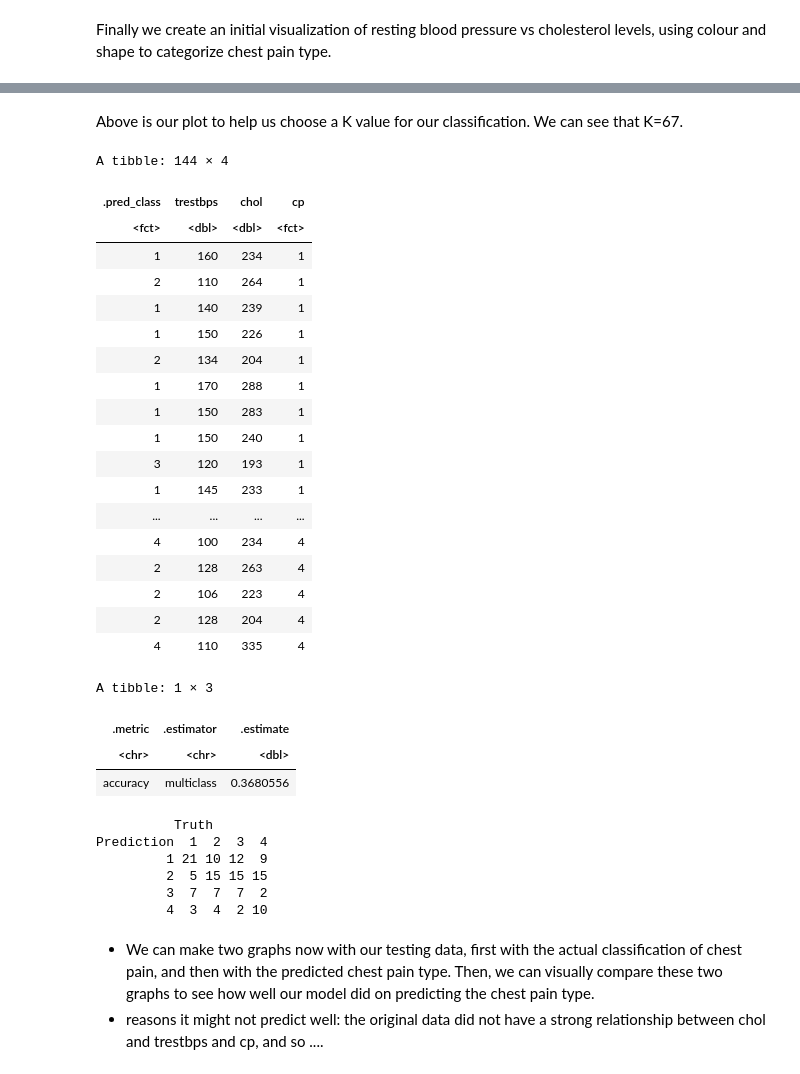
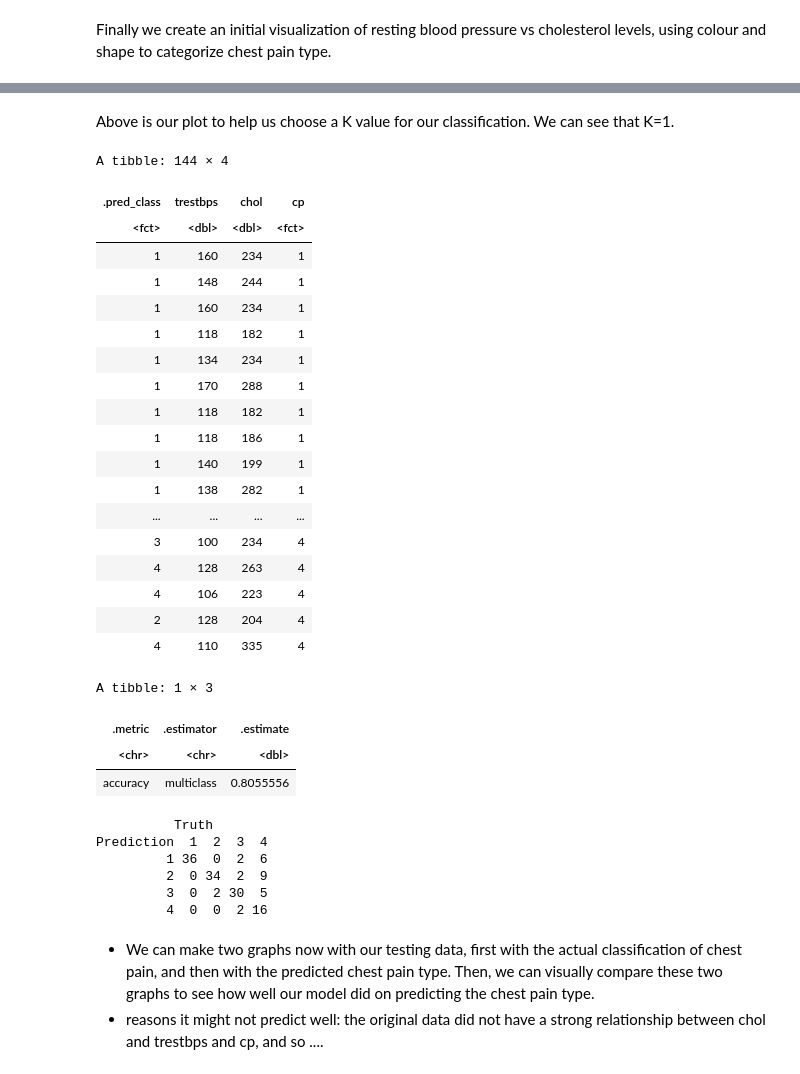
Before and after one commit to Ellaj1/Group-31, a Jupyter notebook: Group31_Ella.ipynb, the cells around one changed output, grey strips where cells are left out. Saved outputs shown, nothing was run; the diff lists cells and outputs as text; code cells hidden in the pictures.

```diff
--- a/Group31_Ella.ipynb
+++ b/Group31_Ella.ipynb
@@ -297,59 +300,59 @@ best_k
 # %% [markdown]
-Above is our plot to help us choose a K value for our classification. We can see that K=67.
+Above is our plot to help us choose a K value for our classification. We can see that K=1.
 # %%
-heart_disease_spec <- nearest_neighbor(weight_func="rectangular", neighbors=67)|>
+heart_disease_spec <- nearest_neighbor(weight_func="rectangular", neighbors=1)|>
 set_engine("kknn")|>
 set_mode("classification")
 
 heart_disease_fit <- workflow()|>
 add_recipe(recipe_knn)|>
 add_model(heart_disease_spec)|>
 fit(data=heart_disease_train)
 
 heart_disease_predictions <- heart_disease_fit|>
 predict(heart_disease_test)|>
 bind_cols(heart_disease_test)
 
 heart_disease_predictions
 
 heart_disease_metrics <- heart_disease_predictions |>
 metrics(truth=cp, estimate=.pred_class)|>
 filter(.metric =="accuracy")
 
 heart_disease_conf_mat <- heart_disease_predictions|>
 conf_mat(truth=cp, estimate=.pred_class)
 heart_disease_metrics
 heart_disease_conf_mat
 # %% [output]
 A tibble: 144 × 4
 | .pred_class | trestbps | chol | cp |
 | <fct> | <dbl> | <dbl> | <fct> |
 | 1 | 160 | 234 | 1 |
-| 2 | 110 | 264 | 1 |
-| 1 | 140 | 239 | 1 |
-| 1 | 150 | 226 | 1 |
-| 2 | 134 | 204 | 1 |
+| 1 | 148 | 244 | 1 |
+| 1 | 160 | 234 | 1 |
+| 1 | 118 | 182 | 1 |
+| 1 | 134 | 234 | 1 |
 | 1 | 170 | 288 | 1 |
-| 1 | 150 | 283 | 1 |
-| 1 | 150 | 240 | 1 |
-| 3 | 120 | 193 | 1 |
-| 1 | 145 | 233 | 1 |
+| 1 | 118 | 182 | 1 |
+| 1 | 118 | 186 | 1 |
+| 1 | 140 | 199 | 1 |
+| 1 | 138 | 282 | 1 |
 | ... | ... | ... | ... |
-| 4 | 100 | 234 | 4 |
-| 2 | 128 | 263 | 4 |
-| 2 | 106 | 223 | 4 |
+| 3 | 100 | 234 | 4 |
+| 4 | 128 | 263 | 4 |
+| 4 | 106 | 223 | 4 |
 | 2 | 128 | 204 | 4 |
 | 4 | 110 | 335 | 4 |
 A tibble: 1 × 3
 | .metric | .estimator | .estimate |
 | <chr> | <chr> | <dbl> |
-| accuracy | multiclass | 0.3680556 |
+| accuracy | multiclass | 0.8055556 |
           Truth
 Prediction  1  2  3  4
-         1 21 10 12  9
-         2  5 15 15 15
-         3  7  7  7  2
-         4  3  4  2 10
+         1 36  0  2  6
+         2  0 34  2  9
+         3  0  2 30  5
+         4  0  0  2 16
 # %% [markdown]
 - We can make two graphs now with our testing data, first with the actual classification of chest pain, and
 then with the predicted chest pain type. Then, we can visually compare these two graphs to see how well our
```
Also changed, not shown: parts of 19 cells of this notebook.
